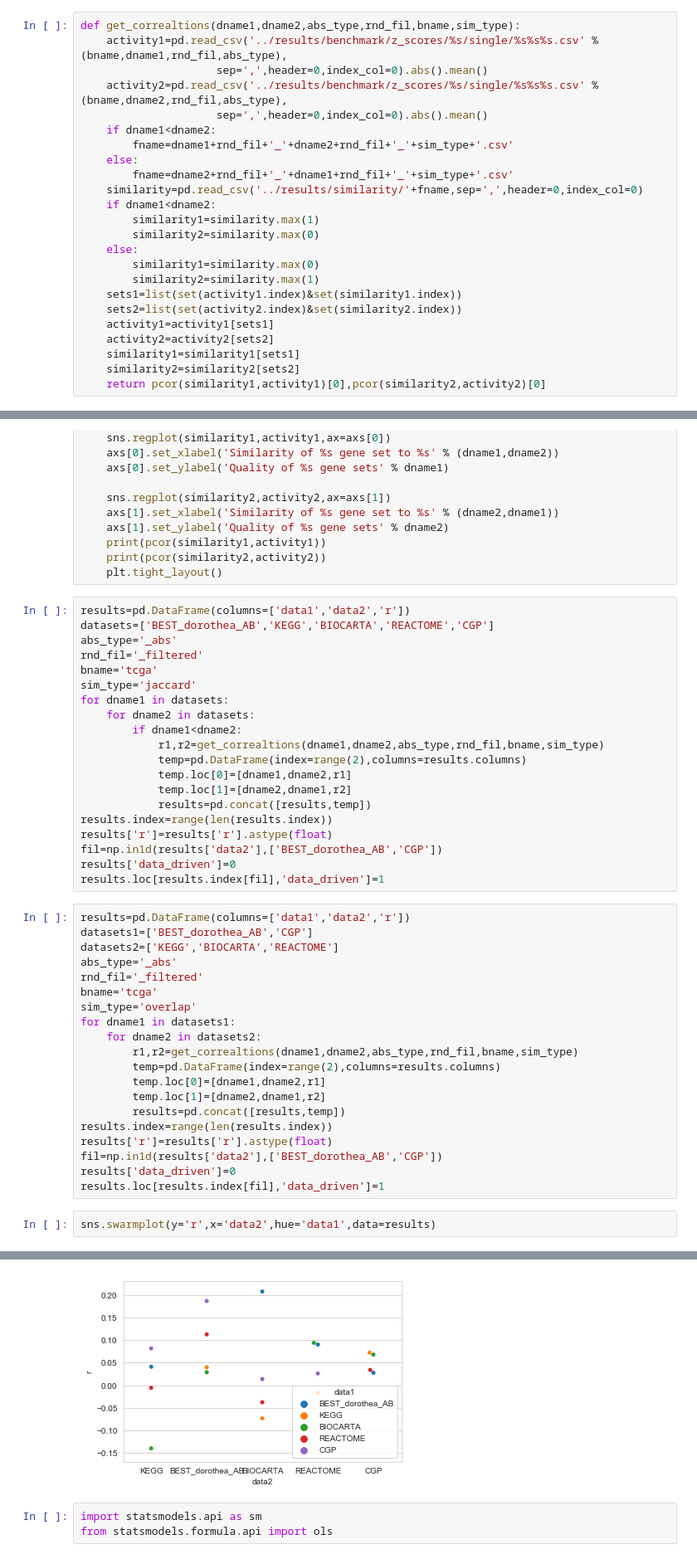
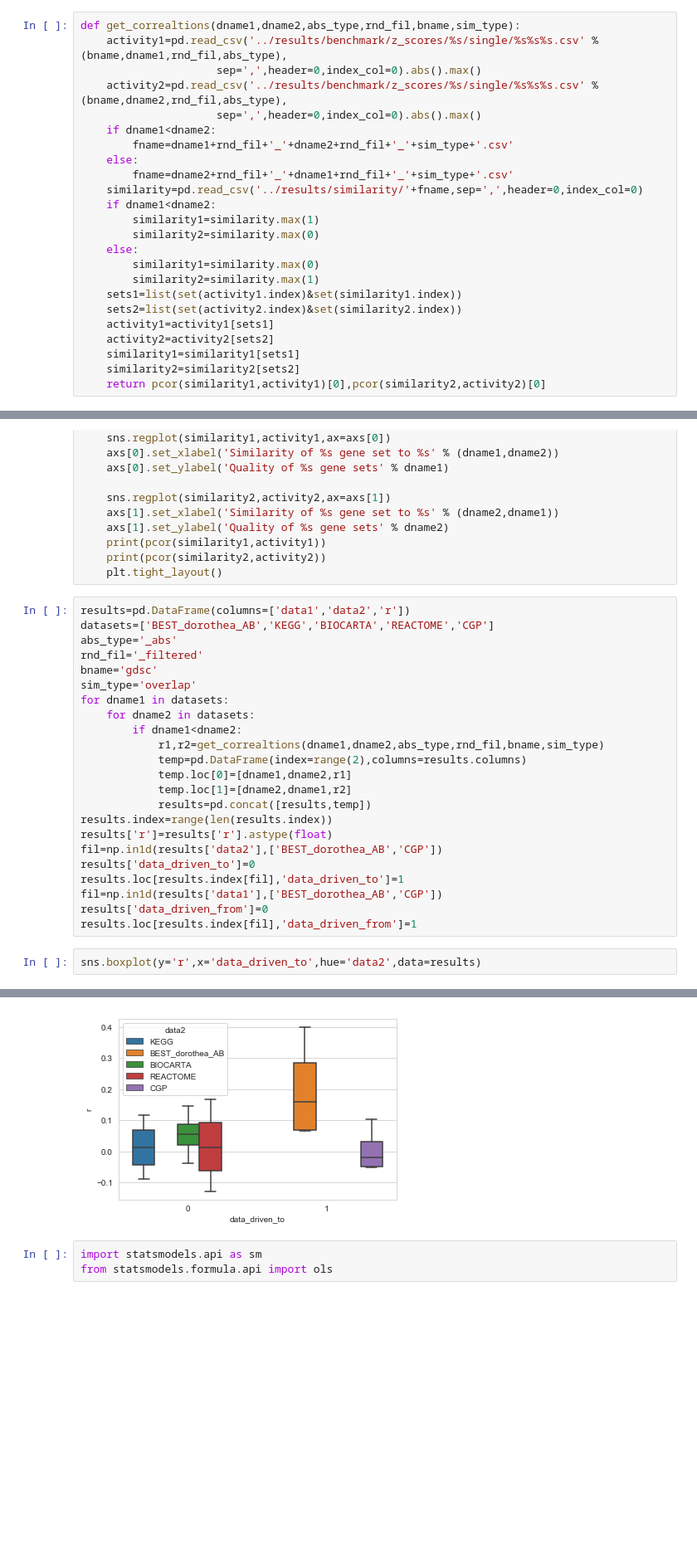
Before and after one commit to bence-szalai/why-pathway-methods-work, a Jupyter notebook: notebooks/quality_similarity_analysis.ipynb, the cells around one changed output, grey strips where cells are left out. Shown at 83% size. Saved outputs shown, nothing was run; the diff lists cells and outputs as text; blank space fills up the shorter version.

Commit message:
gdsc genomic benchmark

```diff
--- a/notebooks/quality_similarity_analysis.ipynb
+++ b/notebooks/quality_similarity_analysis.ipynb
@@ -99,9 +131,9 @@ sim_type='jaccard'
 # %%
 def get_correaltions(dname1,dname2,abs_type,rnd_fil,bname,sim_type):
     activity1=pd.read_csv('../results/benchmark/z_scores/%s/single/%s%s%s.csv' % (bname,dname1,rnd_fil,abs_type),
-                     sep=',',header=0,index_col=0).abs().mean()
+                     sep=',',header=0,index_col=0).abs().max()
     activity2=pd.read_csv('../results/benchmark/z_scores/%s/single/%s%s%s.csv' % (bname,dname2,rnd_fil,abs_type),
-                     sep=',',header=0,index_col=0).abs().mean()
+                     sep=',',header=0,index_col=0).abs().max()
     if dname1<dname2:
         fname=dname1+rnd_fil+'_'+dname2+rnd_fil+'_'+sim_type+'.csv'
     else:
@@ -159,8 +191,8 @@ results=pd.DataFrame(columns=['data1','data2','r'])
 datasets=['BEST_dorothea_AB','KEGG','BIOCARTA','REACTOME','CGP']
 abs_type='_abs'
 rnd_fil='_filtered'
-bname='tcga'
-sim_type='jaccard'
+bname='gdsc'
+sim_type='overlap'
 for dname1 in datasets:
     for dname2 in datasets:
         if dname1<dname2:
@@ -172,33 +204,16 @@ for dname1 in datasets:
 results.index=range(len(results.index))
 results['r']=results['r'].astype(float)
 fil=np.in1d(results['data2'],['BEST_dorothea_AB','CGP'])
-results['data_driven']=0
-results.loc[results.index[fil],'data_driven']=1
+results['data_driven_to']=0
+results.loc[results.index[fil],'data_driven_to']=1
+fil=np.in1d(results['data1'],['BEST_dorothea_AB','CGP'])
+results['data_driven_from']=0
+results.loc[results.index[fil],'data_driven_from']=1
-# %%
-results=pd.DataFrame(columns=['data1','data2','r'])
-datasets1=['BEST_dorothea_AB','CGP']
-datasets2=['KEGG','BIOCARTA','REACTOME']
-abs_type='_abs'
-rnd_fil='_filtered'
-bname='tcga'
-sim_type='overlap'
-for dname1 in datasets1:
-    for dname2 in datasets2:
-        r1,r2=get_correaltions(dname1,dname2,abs_type,rnd_fil,bname,sim_type)
-        temp=pd.DataFrame(index=range(2),columns=results.columns)
-        temp.loc[0]=[dname1,dname2,r1]
-        temp.loc[1]=[dname2,dname1,r2]
-        results=pd.concat([results,temp])
-results.index=range(len(results.index))
-results['r']=results['r'].astype(float)
-fil=np.in1d(results['data2'],['BEST_dorothea_AB','CGP'])
-results['data_driven']=0
-results.loc[results.index[fil],'data_driven']=1
 # %%
-sns.swarmplot(y='r',x='data2',hue='data1',data=results)
+sns.boxplot(y='r',x='data_driven_to',hue='data2',data=results)
 # %% [output]
 <matplotlib.axes._subplots.AxesSubplot at 0x...>
-[figure, old version]
+[figure, new version]
 # %%
 import statsmodels.api as sm
 from statsmodels.formula.api import ols
```
Also changed, not shown: parts of 21 cells of this notebook, 5 other files.
